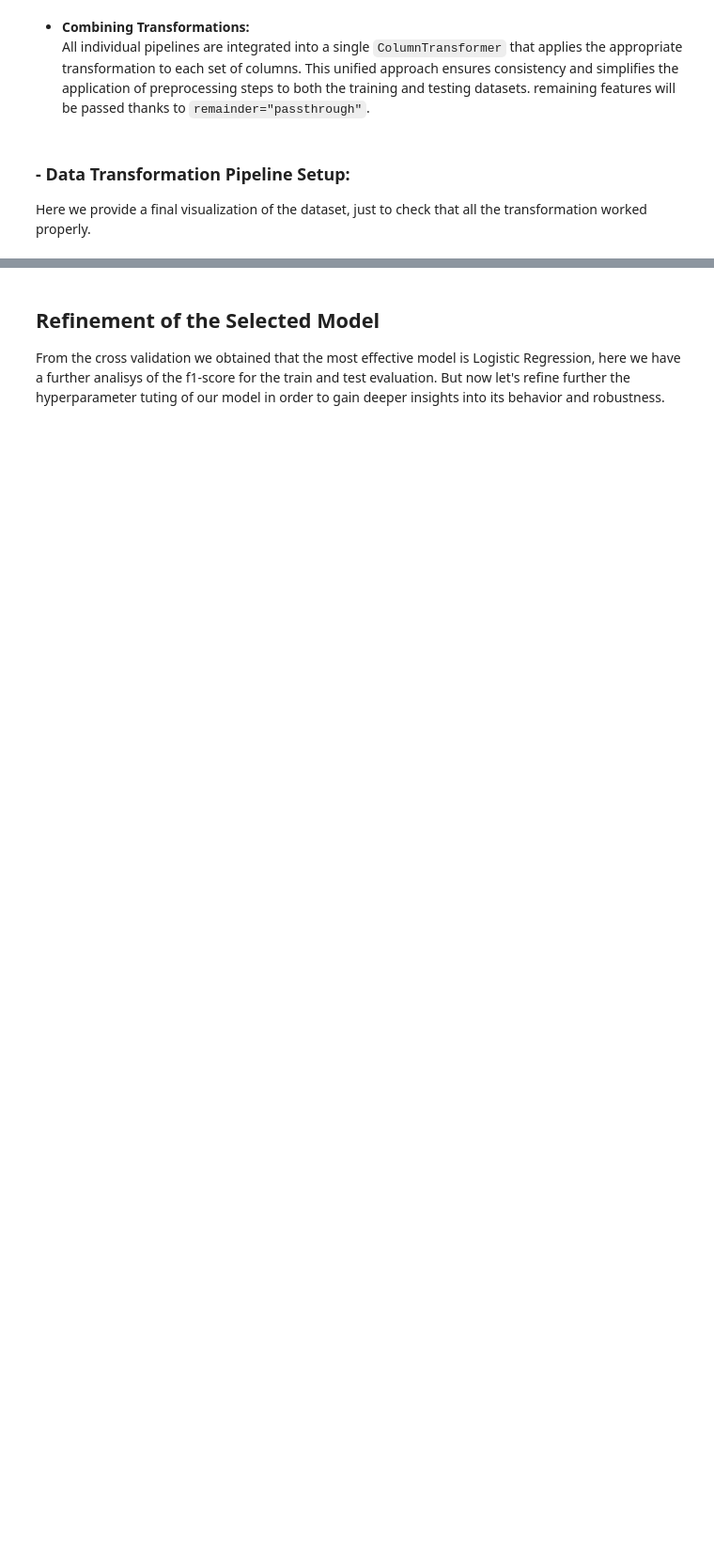
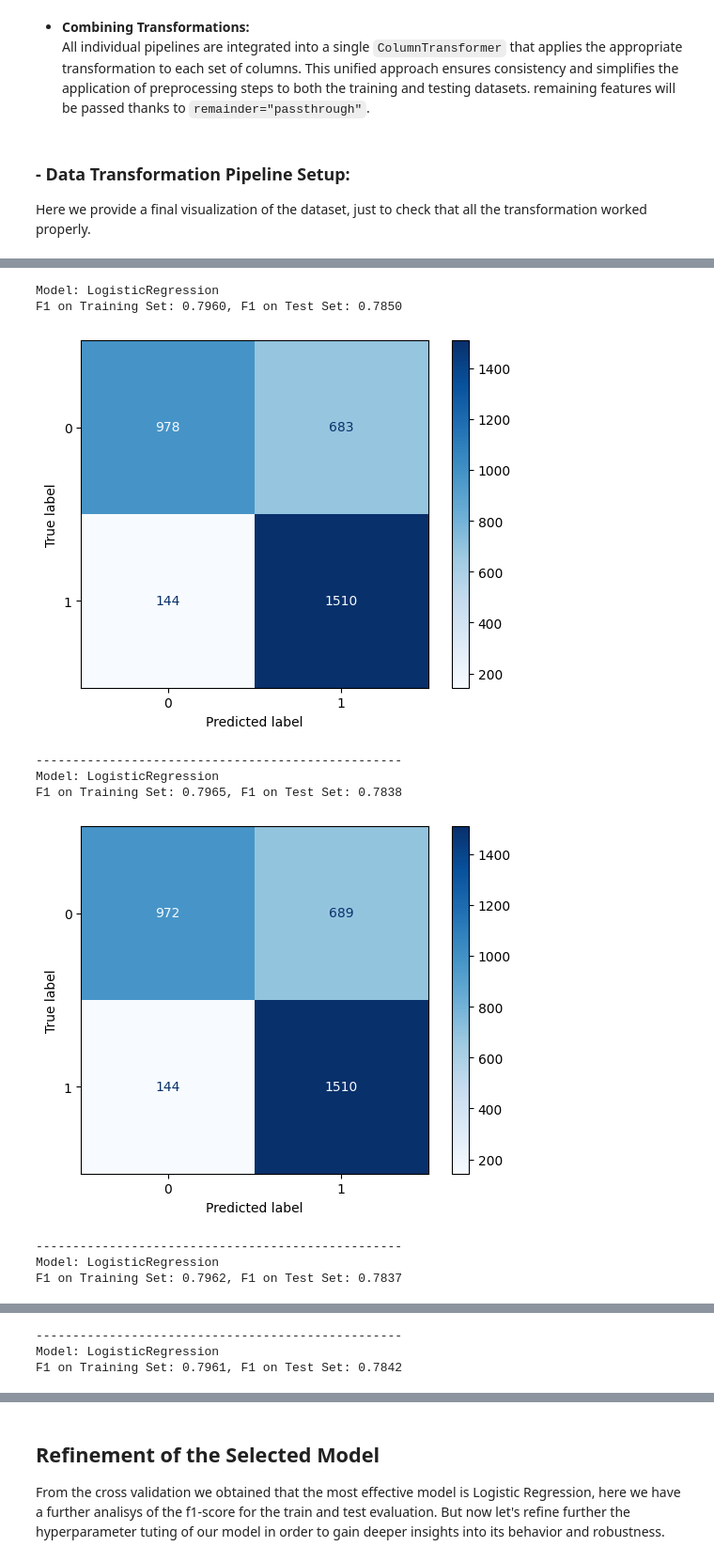
Before and after one commit to brusati04/ML_project, a Jupyter notebook: main.ipynb, the cells around one changed output, grey strips where cells are left out. Shown at 94% size. Cells and saved outputs as stored; diff of their text form; code cells hidden in the pictures; blank space fills up the shorter version.

```diff
--- a/main.ipynb
+++ b/main.ipynb
@@ -158,7 +206,7 @@ oe_gender = Pipeline([
 
 body_signals = dataset.columns.drop(["ID", "gender", "age" ,"dental caries", "tartar", "smoking"]).tolist()
 std_body_signals = Pipeline([
-        ("pipe_sim", KNNImputer(n_neighbors=4)),
+        ("pipe_sim", KNNImputer(n_neighbors=7)),
         ("pipe_std", StandardScaler())
         ])
 # %% [markdown]
@@ -263,7 +327,8 @@ sampler_configs = [
 dim_reduction_configs = [
     {'dim_reduction': [None]},
     {'dim_reduction': [LDA()]},
-    {'dim_reduction': [PCA()], 'dim_reduction__n_components': [None, 0.95, 0.99]}
+    {'dim_reduction': [PCA()], 'dim_reduction__n_components': [None, 0.95, 0.99]},
+    {'dim_reduction': [SFS(estimator=LogisticRegression(), cv = None, scoring = 'f1')], 'dim_reduction__k_features' : [7,10,13]},
 ]
 
 classifier_configs = [
@@ -276,19 +341,18 @@ classifier_configs = [
     },
     {
         'classifier': [KNeighborsClassifier()],
-        'classifier__n_neighbors': [3, 5, 7, 9],
-        'classifier__weights': ['uniform', 'distance'],
-        'classifier__algorithm': ['auto', 'ball_tree', 'kd_tree', 'brute']
+        'classifier__n_neighbors': [5, 10, 20, 50]
     },
     {
         'classifier': [RandomForestClassifier()],
-        'classifier__n_estimators': [100, 200, 500, 1000, None],
-        'classifier__max_depth': [10, 20, 30, None]
+        'classifier__n_estimators': [100, 200],
+        'classifier__max_depth': [None, 5, 10],
+        'classifier__min_samples_split': [2, 5, 10]
     },
     {
         'classifier': [LogisticRegression()],
-        "classifier__C": np.logspace(-4, 4, 20),
-        "classifier__penalty": ["l1", "l2", "elasticnet", None],
+        "classifier__C": [0.0001, 0.001, 0.01, 0.1, 1, 10, 100, 1000, 10000],
+        "classifier__penalty": ["l1", "l2", None],
         "classifier__solver": ["liblinear", "saga"],
         "classifier__max_iter": [100, 500, 1000, 5000],
         "classifier__l1_ratio": np.linspace(0, 1, 10)
@@ -338,16 +427,29 @@ for index, estimator in enumerate(scores['estimator']):
 # %%
 for estimator in scores['estimator']:
     model_name = estimator.best_estimator_.get_params()['classifier'].__class__.__name__
 
     # Train the model and predict on training and test sets
     pred_train = estimator.best_estimator_.fit(X_train, y_train).predict(X_train)
     pred_test = estimator.best_estimator_.predict(X_test)
 
     # Calculate F1-scores
     f1_train = f1_score(y_train, pred_train)
     f1_test = f1_score(y_test, pred_test)
 
     # Print the results
     print(f'Model: {model_name}')
     print(f'F1 on Training Set: {f1_train:.4f}, F1 on Test Set: {f1_test:.4f}')
+    ConfusionMatrixDisplay.from_predictions(y_test, pred_test, cmap=plt.cm.Blues)
+    plt.show()
     print('-' * 50)
+# %% [output]
+Model: LogisticRegression
+F1 on Training Set: 0.7960, F1 on Test Set: 0.7850
+[figure, added]
+--------------------------------------------------
+Model: LogisticRegression
+F1 on Training Set: 0.7965, F1 on Test Set: 0.7838
+[figure, added]
+--------------------------------------------------
+Model: LogisticRegression
+F1 on Training Set: 0.7962, F1 on Test Set: 0.7837
@@ -353,0 +457,3 @@ for estimator in scores['estimator']:
+--------------------------------------------------
+Model: LogisticRegression
+F1 on Training Set: 0.7961, F1 on Test Set: 0.7842
```
Also changed, not shown: parts of 62 cells of this notebook, 2 other files.
